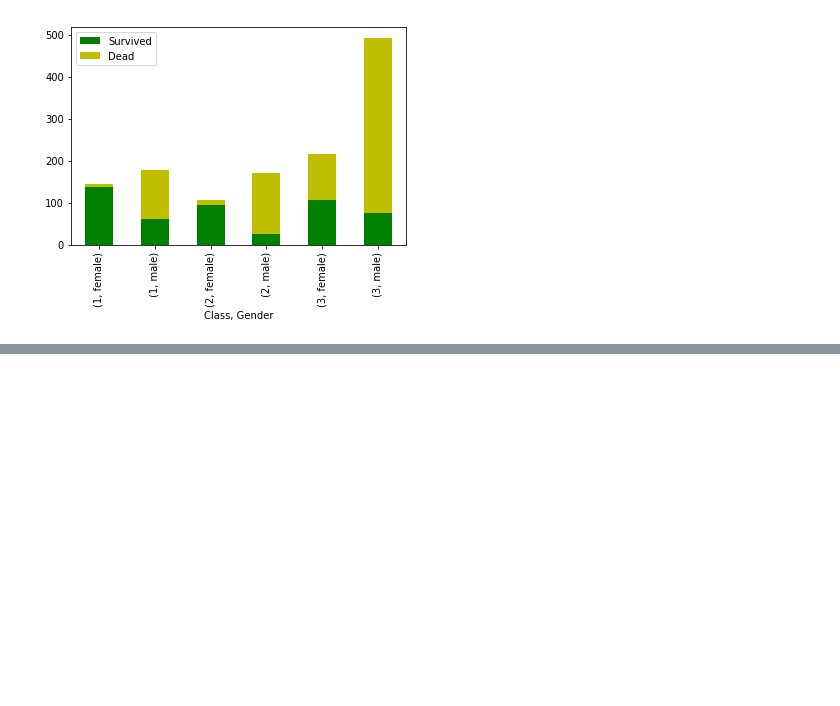
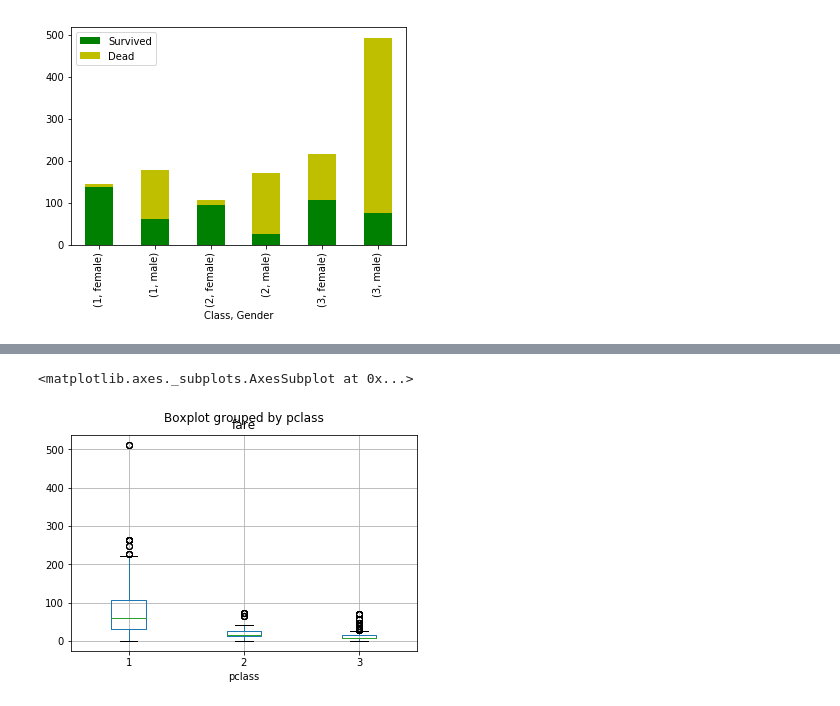
Before and after one commit to mtellis2/Data_Science_Assignment_17, a Jupyter notebook: Assignment_3/code/assignment_3.ipynb, the cells around one changed output, grey strips where cells are left out. Saved outputs shown, nothing was run; the diff lists cells and outputs as text; code cells hidden in the pictures; blank space fills up the shorter version.

```diff
--- a/Assignment_3/code/assignment_3.ipynb
+++ b/Assignment_3/code/assignment_3.ipynb
@@ -82,0 +89,13 @@ viz4 = fares.plot.hist(bins=30)
+# %%
+#6. Create a box plot of the fares by passenger class
+#df6 = titanic.groupby(['pclass', 'fare'])#['fare']
+#df6.size()
+#color = dict(boxes='DarkGreen', whiskers='DarkOrange', medians='DarkBlue', caps='Gray')
+#df6.plot.box(color=color, sym='r+')
+#df6.plot(kind='box')
+
+df6 = titanic
+df6.boxplot(column = 'fare', by = 'pclass')
+# %% [output]
+<matplotlib.axes._subplots.AxesSubplot at 0x...>
+[figure, added]
```
Also changed, not shown: parts of 5 cells of this notebook.
